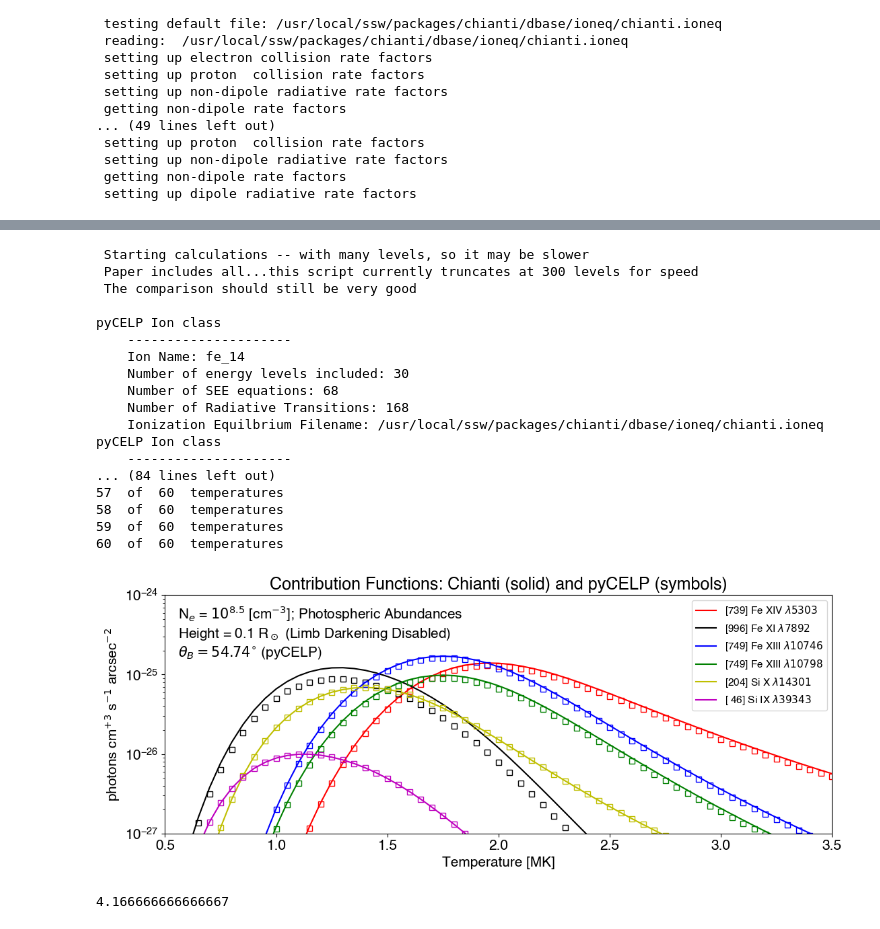
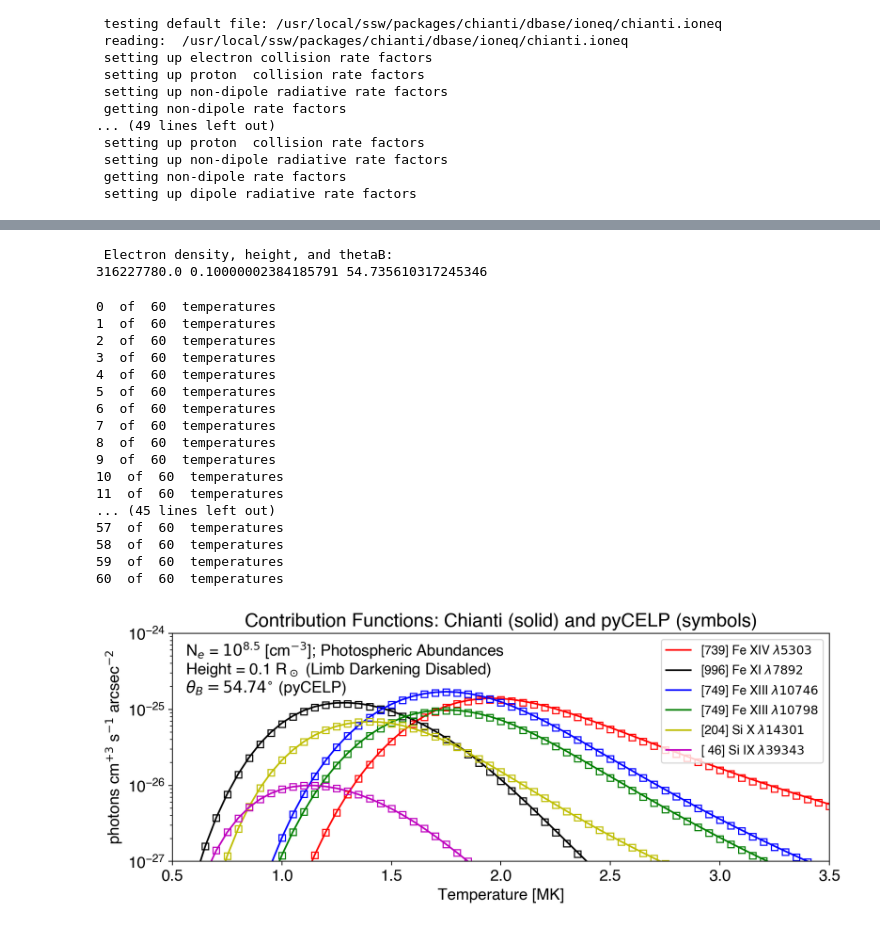
Before and after one commit to tschad/pycelp, a Jupyter notebook: examples/schadDima2020/fig2_contributionFunctions.ipynb, the cells around one changed output, grey strips where cells are left out. Cells and saved outputs as stored; diff of their text form; code cells hidden in the pictures.

```diff
--- a/examples/schadDima2020/fig2_contributionFunctions.ipynb
+++ b/examples/schadDima2020/fig2_contributionFunctions.ipynb
@@ -9,7 +11,7 @@ import matplotlib as mpl
 from cycler import cycler
 mpl.rcParams['axes.prop_cycle'] = cycler(color='rkbgym')
 mpl.rcParams.update({
-    "font.size":15,
+    "font.size":14,
     "font.family": "sans-serif",
     "font.sans-serif": ["Helvetica"]})
 # %% [markdown]
@@ -34,9 +32,9 @@ Now we initialize all ions for the figure.
 # %%
-fe14 = pycelp.Ion('fe_14')
-fe13 = pycelp.Ion('fe_13')
-fe11 = pycelp.Ion('fe_11')
-si10 = pycelp.Ion('si_10')
-si9 = pycelp.Ion('si_9')
+fe14 = pycelp.Ion('fe_14',nlevels = 100)
+fe13 = pycelp.Ion('fe_13',nlevels = 100)
+fe11 = pycelp.Ion('fe_11',nlevels = 100)
+si10 = pycelp.Ion('si_10',nlevels = 100)
+si9 = pycelp.Ion('si_9')  ## largest Si 9 model available is 46 levels
 # %% [output]
  reading:  /usr/local/ssw/packages/chianti/dbase/fe/fe_14/fe_14.elvlc
  reading:  /usr/local/ssw/packages/chianti/dbase/fe/fe_14/fe_14.wgfa
@@ -58,21 +76,17 @@ si9 = pycelp.Ion('si_9')
+# %%
+## set up
+temps = 10.**logt
+pycelp_int = np.zeros((6,len(temps)))
+edens = idls['dens']
+rphot = rht-1.
+thetab = np.rad2deg(np.arccos(1./np.sqrt(3.)))  ## Van Vleck
+print(' Electron density, height, and thetaB: ')
+print(edens,rphot,thetab)
+# %% [output]
+ Electron density, height, and thetaB:
+316227780.0 0.10000002384185791 54.735610317245346
 # %%
-temps = 10.**logt
-pycelp_int = np.zeros((6,len(temps)))
-edens = idls['dens']
-rphot = rht-1.
-thetab = np.rad2deg(np.arccos(1./np.sqrt(3.)))  ## Van Vleck
-
-print(' ')
-print(' Starting calculations -- with many levels, so it may be slower')
-print(' Paper includes all...this script currently truncates at 300 levels for speed')
-print(' The comparison should still be very good')
-print(' ')
-print(fe14,fe11,fe13,si10,si9)
-print(' ')
-print(' Electron density, height, and thetaB: ')
-print(edens,rphot,thetab)
-print(' ')
-
+## do the calculations
 for n,t in enumerate(temps):
     print(n,' of ',len(temps)-1, ' temperatures')
     fe14.calc(edens,t,rphot,thetab,include_limbdark = False,include_protons = True)
@@ -87,56 +101,51 @@ for n,t in enumerate(temps):
     pycelp_int[4,n] = si10.calc_Iemiss(14301)
     pycelp_int[5,n] = si9.calc_Iemiss(39343)
 # %% [output]
- Starting calculations -- with many levels, so it may be slower
- Paper includes all...this script currently truncates at 300 levels for speed
- The comparison should still be very good
-
-pyCELP Ion class
-    ---------------------
-    Ion Name: fe_14
-    Number of energy levels included: 30
-    Number of SEE equations: 68
-    Number of Radiative Transitions: 168
-    Ionization Equilbrium Filename: /usr/local/ssw/packages/chianti/dbase/ioneq/chianti.ioneq pyCELP Ion class
-    ---------------------
-... (84 lines left out)
+0  of  60  temperatures
+1  of  60  temperatures
+2  of  60  temperatures
+3  of  60  temperatures
+4  of  60  temperatures
+5  of  60  temperatures
+6  of  60  temperatures
+7  of  60  temperatures
+8  of  60  temperatures
+9  of  60  temperatures
+10  of  60  temperatures
+11  of  60  temperatures
+... (45 lines left out)
 57  of  60  temperatures
 58  of  60  temperatures
 59  of  60  temperatures
 60  of  60  temperatures
 # %%
-plt.close('all')
+##plotting
 width, height = plt.figaspect(0.42)
-#fig,ax = plt.subplots(nrows=1,ncols=1,figsize = (10,10./1.6/1.5))
-fig,ax = plt.subplots(nrows=1,ncols=1,figsize=(width,height), dpi=100)
+fig,ax = plt.subplots(nrows=1,ncols=1,figsize=(width,height), dpi=200)
 
 labs = [r'[739] Fe XIV $\lambda5303$',
         r'[996] Fe XI $\lambda7892$',
         r'[749] Fe XIII $\lambda10746$',
         r'[749] Fe XIII $\lambda10798$',
         r'[204] Si X $\lambda14301$',
         r'[ 46] Si IX $\lambda39343$']
 sr2arcsec = (180./np.pi)**2.*3600.**2.
 
 for zz in range(0,len(wvl)):
     ax.plot((10.**logt)/1.e6,ch_int[zz,:]/sr2arcsec,label = labs[zz])
 for n in range(6):
     ax.plot(temps/1e6,pycelp_int[n,:]/edens/(0.85*edens),'s',fillstyle = 'none')
 
 ax.set_xlim(0.5,3.5)
 ax.set_yscale('log')
 ax.set_ylim(1.e-27,1.e-24)
 ax.set_ylabel(r'photons cm$^{+3}$ s$^{-1}$ arcsec$^{-2}$')
 ax.set_xlabel('Temperature [MK]')
 ax.text(0.02,0.9,r'N$_{e}$ = $10^{8.5}$ [cm$^{-3}$]; Photospheric Abundances',transform = ax.transAxes)
 ax.text(0.02,0.82,r'Height = 0.1 R$_\odot$ (Limb Darkening Disabled)',transform = ax.transAxes)
 ax.text(0.02,0.74,r'$\theta_{B} = 54.74^{\circ}$ (pyCELP)',transform = ax.transAxes)
 ax.set_title('Contribution Functions: Chianti (solid) and pyCELP (symbols)')
 ax.legend(fontsize = 11)
 fig.tight_layout()
 # %% [output]
-[figure, old version]
+[figure, new version]
-# %%
-10./1.6/1.5
-# %% [output]
-4.166666666666667
```
Also changed, not shown: parts of 4 cells of this notebook, 11 other files.
